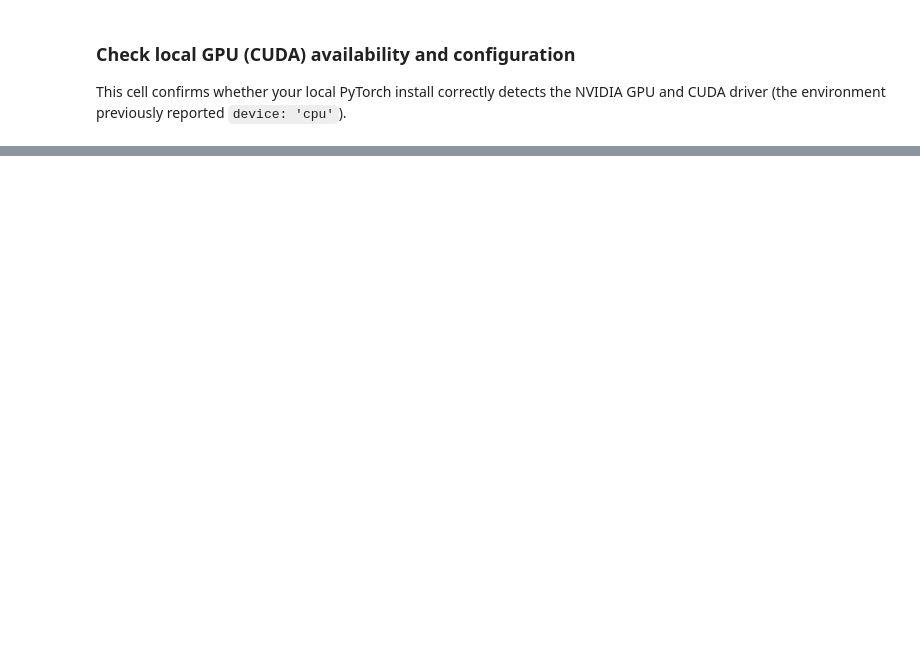
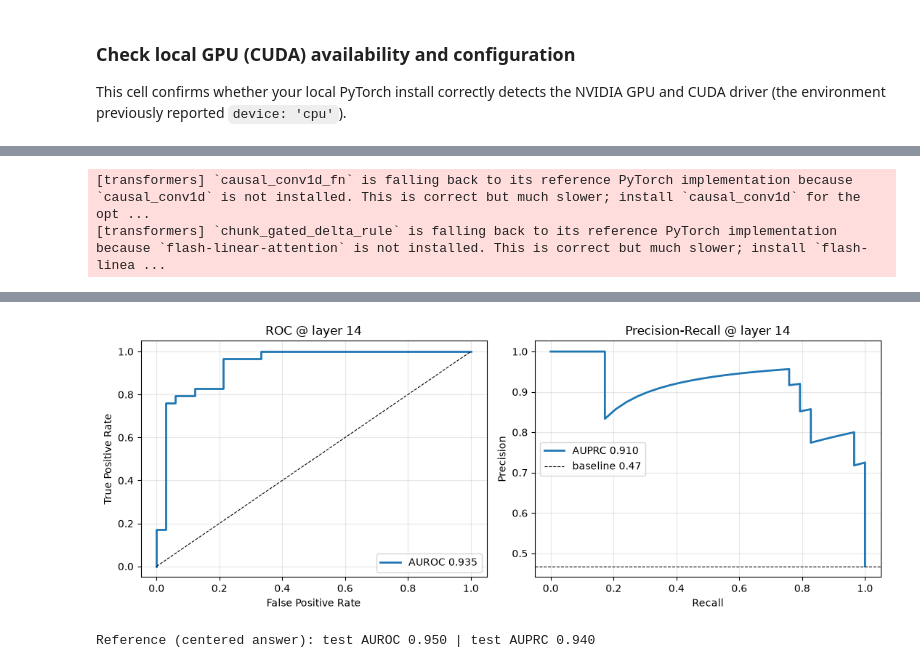
Before and after one commit to swnotmetal/MindBrake, a Jupyter notebook: Small_language_Model_Qwen_3_5_0_k_hallucination_probe_experiment_.ipynb, the cells around one changed output, grey strips where cells are left out. Saved outputs shown, nothing was run; the diff lists cells and outputs as text; code cells hidden in the pictures; blank space fills up the shorter version.

Commit message:
Add CUAD position-shortcut confound check (AUROC 0.935) + plot to README

```diff
--- a/Small_language_Model_Qwen_3_5_0_k_hallucination_probe_experiment_.ipynb
+++ b/Small_language_Model_Qwen_3_5_0_k_hallucination_probe_experiment_.ipynb
@@ -1468,3 +1474,79 @@ for c, q, lab in samples[:2]:
 
 # Run the full evaluation on gold labels.
 res = run_eval(samples, groups=source_ids, seed=0)
+# %%
+# ============================================================================
+# Confound check: is the CUAD signal about "answer present" or just "answer centered"?
+# ----------------------------------------------------------------------------
+# In the CUAD cell above, answerable windows center the answer (~position 750/1500)
+# while unanswerable windows are arbitrary slices. A probe could cheat by learning
+# "the relevant text sits near the middle" instead of "the answer is present".
+# Here we randomize the answer's position within the window and re-evaluate.
+# If the AUROC survives, the signal is about presence, not position.
+# ============================================================================
+import urllib.request, zipfile, io, json
+import numpy as np
+import torch
+
+# extract_all_layers_at_once is copied from the layer-sweep cell so this check is self-contained.
+def extract_all_layers_at_once(context, question):
+    messages = [
+        {"role": "system", "content": "Extract the exact requested value from the email."},
+        {"role": "user", "content": f"Email: {context}\nQuestion: {question}"}
+    ]
+    inputs = tokenizer.apply_chat_template(
+        messages, add_generation_prompt=True, tokenize=True, return_dict=True, return_tensors="pt"
+    ).to(model.device)
+    with torch.no_grad():
+        outputs = model(**inputs, output_hidden_states=True)
+    all_layers = torch.stack([h[0, -1, :] for h in outputs.hidden_states])
+    return all_layers.to(torch.float32).cpu().numpy()
+
+URL = "https://github.com/TheAtticusProject/cuad/raw/main/data.zip"
+WINDOW, MAX_EACH, SEED = 1500, 150, 0
+
+z = zipfile.ZipFile(io.BytesIO(urllib.request.urlopen(URL).read()))
+j = json.loads(z.read("train_separate_questions.json"))
+
+pos, neg = [], []
+for ex in j["data"]:
+    title = ex.get("title", "").strip()
+    for p in ex["paragraphs"]:
+        ctx = p["context"]
+        for qa in p["qas"]:
+            q = qa["question"].strip()
+            if qa["answers"]:
+                s = qa["answers"][0]["answer_start"]
+                a = qa["answers"][0]["text"]
+                if len(ctx) >= WINDOW and s + len(a) <= len(ctx):
+                    pos.append((ctx, q, title, s, len(a)))
+            elif len(ctx) >= WINDOW:
+                neg.append((ctx, q, title))
+print(f"Raw: answerable(fits)={len(pos)} unanswerable={len(neg)}")
+
+rng = np.random.default_rng(SEED)
+rng.shuffle(pos)
+rng.shuffle(neg)
+
+samples, source_ids = [], []
+for ctx, q, title, s, alen in pos[:MAX_EACH]:
+    lo_min = max(0, s + alen - WINDOW)
+    lo_max = min(s, len(ctx) - WINDOW)
+    if lo_max < lo_min:
+        continue
+    lo = int(rng.integers(lo_min, lo_max + 1))   # answer lands at a random offset in the window
+    samples.append((ctx[lo:lo + WINDOW], q, 0))
+    source_ids.append(title)
+for ctx, q, title in neg[:MAX_EACH]:
+    off = int(rng.integers(0, max(1, len(ctx) - WINDOW)))
+    samples.append((ctx[off:off + WINDOW], q, 1))
+    source_ids.append(title)
+
+order = rng.permutation(len(samples))
+samples = [samples[k] for k in order]
+source_ids = [source_ids[k] for k in order]
+print(f"Samples (random answer position): {len(samples)} total, labels {np.bincount([lab for _, _, lab in samples]).tolist()}")
+
+res_random = run_eval(samples, groups=source_ids, seed=0)
+print("\nReference (centered answer): test AUROC 0.950 | test AUPRC 0.940")
+# %% [output]
@@ -1470,0 +1556,2 @@ res = run_eval(samples, groups=source_ids, seed=0)
+[transformers] `causal_conv1d_fn` is falling back to its reference PyTorch implementation because `causal_conv1d` is not installed. This is correct but much slower; install `causal_conv1d` for the opt ...
+[transformers] `chunk_gated_delta_rule` is falling back to its reference PyTorch implementation because `flash-linear-attention` is not installed. This is correct but much slower; install `flash-linea ...
@@ -1470,0 +1565,2 @@ res = run_eval(samples, groups=source_ids, seed=0)
+[figure, added]
+Reference (centered answer): test AUROC 0.950 | test AUPRC 0.940
```
Also changed, not shown: parts of 2 cells of this notebook, 2 other files.
